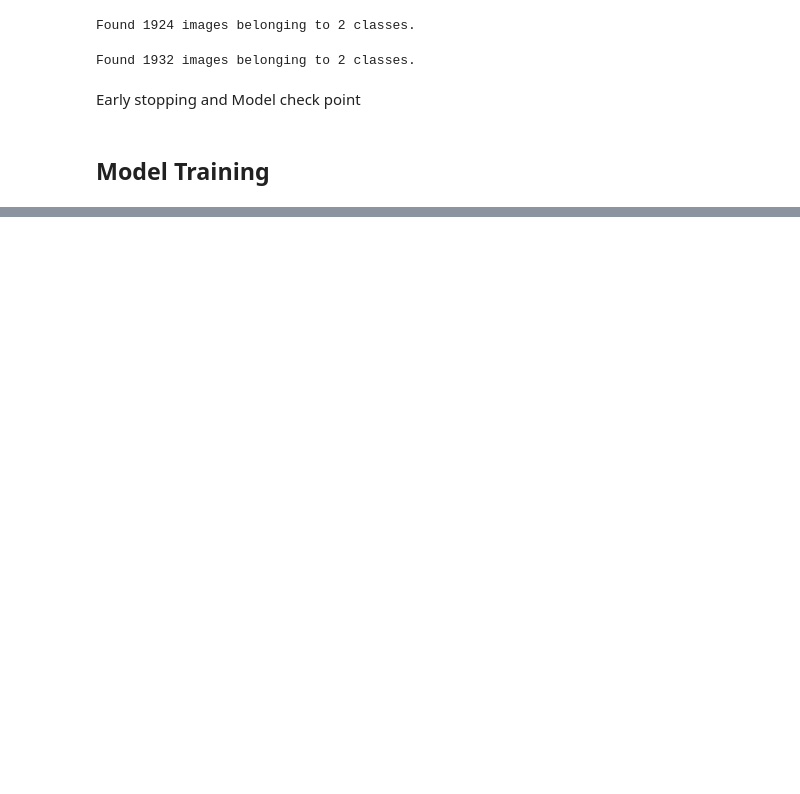
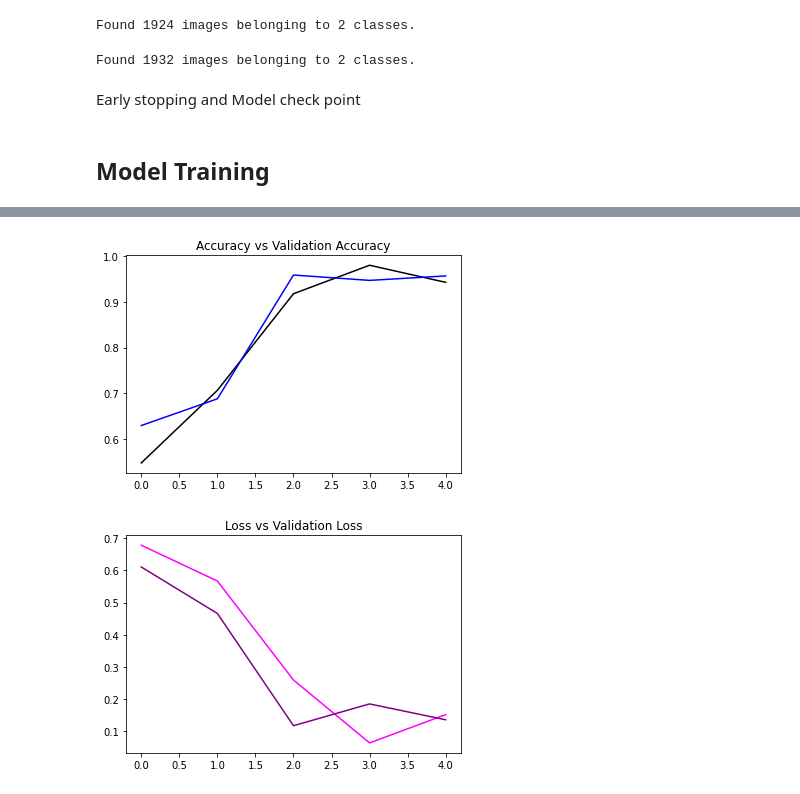
Before and after one commit to Mercy-Kamau/123072-Mercy-Kamau, a Jupyter notebook: PCOS_Detection_Model.ipynb, the cells around one changed output, grey strips where cells are left out. Drawn from its saved outputs; the diff is of its cells as text; code cells hidden in the pictures; blank space fills up the shorter version.

```diff
--- a/PCOS_Detection_Model.ipynb
+++ b/PCOS_Detection_Model.ipynb
@@ -523,0 +524,15 @@ Epoch 6/6
+# %%
+plt.plot (graph_history['accuracy'] , color = "black")
+plt.plot ( graph_history['val_accuracy'], color = "blue")
+
+plt.title("Accuracy vs Validation Accuracy")
+plt.show()
+
+plt.plot (graph_history['loss'] , color = "magenta")
+plt.plot ( graph_history['val_loss'], color = "purple")
+
+plt.title("Loss vs Validation Loss")
+plt.show()
+# %% [output]
+[figure, added]
+[figure, added]
```
Also changed, not shown: parts of 17 cells of this notebook.
